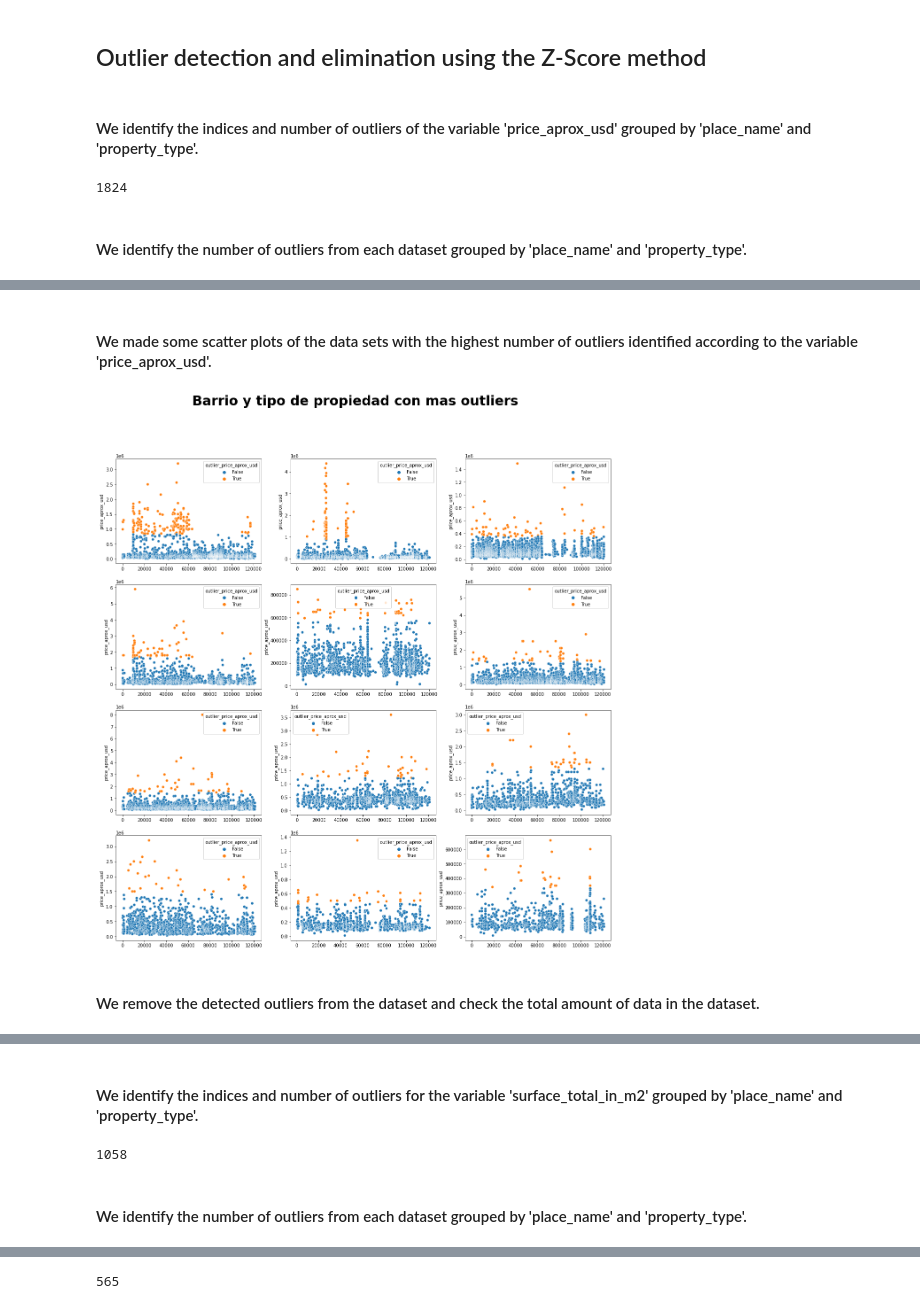
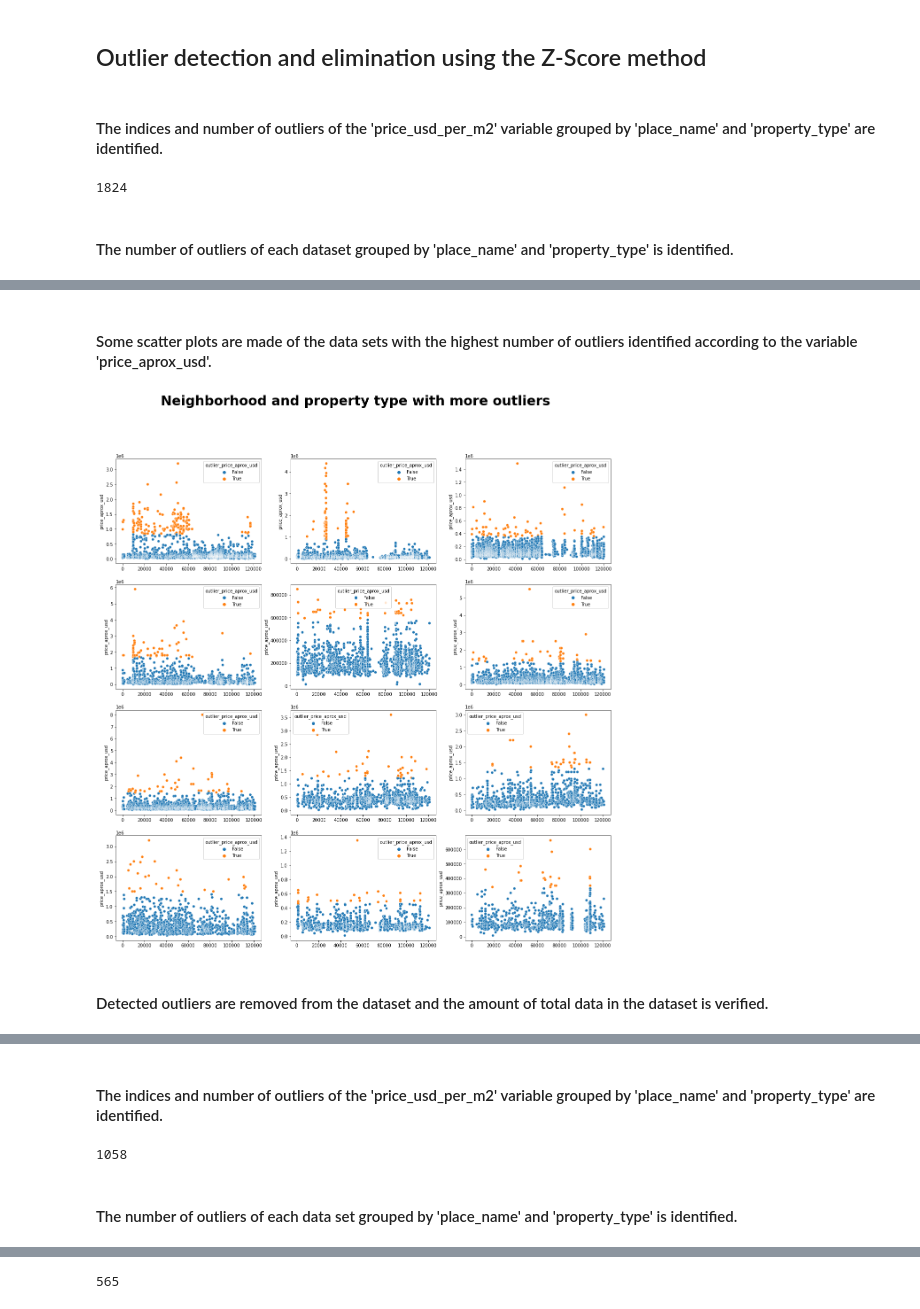
Before and after one commit to JonnathanDMT/Exploratory-Data-Analysis, a Jupyter notebook: CodeWS1.ipynb, the cells around one changed output, grey strips where cells are left out. Cells and saved outputs as stored; diff of their text form; code cells hidden in the pictures.

```diff
--- a/CodeWS1.ipynb
+++ b/CodeWS1.ipynb
@@ -340,7 +340,7 @@ dtype: int64
 # %% [markdown]
 ## Outlier detection and elimination using the Z-Score method
 # %% [markdown]
-#### We identify the indices and number of outliers of the variable 'price_aprox_usd' grouped by 'place_name' and 'property_type'.
+#### The indices and number of outliers of the 'price_usd_per_m2' variable grouped by 'place_name' and 'property_type' are identified.
 # %%
 mask_outliers_pau = data.groupby(['place_name','property_type'])['price_aprox_usd'].transform(lambda x: abs((x - x.mean())/x.std())>3)
 data['outlier_price_aprox_usd'] = mask_outliers_pau
@@ -348,7 +348,7 @@ data.outlier_price_aprox_usd.sum()
 # %% [output]
 1824
 # %% [markdown]
-#### We identify the number of outliers from each dataset grouped by 'place_name' and 'property_type'.
+#### The number of outliers of each dataset grouped by 'place_name' and 'property_type' is identified.
 # %%
 data.groupby(['place_name','property_type']).outlier_price_aprox_usd.sum().sort_values(ascending = False).head(12)
 # %% [output]
@@ -367,10 +367,10 @@ Tigre          apartment         28
 La Plata       apartment         25
 Name: outlier_price_aprox_usd, dtype: int64
 # %% [markdown]
-#### We made some scatter plots of the data sets with the highest number of outliers identified according to the variable 'price_aprox_usd'.
+#### Some scatter plots are made of the data sets with the highest number of outliers identified according to the variable 'price_aprox_usd'.
 # %%
 fig, axes = plt.subplots(4, 3, figsize = (20, 20))
-fig.suptitle('Barrio y tipo de propiedad con mas outliers', size = 30, fontweight ="bold")
+fig.suptitle('Neighborhood and property type with more outliers', size = 30, fontweight ="bold")
 
 mask_pn_pt = (data['place_name'] == 'Córdoba') & (data['property_type'] == 'apartment')
 sns.scatterplot(ax = axes[0,0], data = data[mask_pn_pt], x = data[mask_pn_pt].index, y = 'price_aprox_usd', hue = data[mask_pn_pt].outlier_price_aprox_usd)
@@ -383,36 +383,36 @@ sns.scatterplot(ax = axes[0,2], data = data[mask_pn_pt], x = data[mask_pn_pt].in
 
 mask_pn_pt = (data['place_name'] == 'Córdoba') & (data['property_type'] == 'house')
 sns.scatterplot(ax = axes[1,0], data = data[mask_pn_pt], x = data[mask_pn_pt].index, y = 'price_aprox_usd', hue = data[mask_pn_pt].outlier_price_aprox_usd)
 
 mask_pn_pt = (data['place_name'] == 'Nordelta') & (data['property_type'] == 'apartment')
 sns.scatterplot(ax = axes[1,1], data = data[mask_pn_pt], x = data[mask_pn_pt].index, y = 'price_aprox_usd', hue = data[mask_pn_pt].outlier_price_aprox_usd)
 
 mask_pn_pt = (data['place_name'] == 'Belgrano') & (data['property_type'] == 'apartment')
 sns.scatterplot(ax = axes[1,2], data = data[mask_pn_pt], x = data[mask_pn_pt].index, y = 'price_aprox_usd', hue = data[mask_pn_pt].outlier_price_aprox_usd)
 
 mask_pn_pt = (data['place_name'] == 'Palermo') & (data['property_type'] == 'apartment')
 sns.scatterplot(ax = axes[2,0], data = data[mask_pn_pt], x = data[mask_pn_pt].index, y = 'price_aprox_usd', hue = data[mask_pn_pt].outlier_price_aprox_usd)
 
 mask_pn_pt = (data['place_name'] == 'Tigre') & (data['property_type'] == 'house')
 sns.scatterplot(ax = axes[2,1], data = data[mask_pn_pt], x = data[mask_pn_pt].index, y = 'price_aprox_usd', hue = data[mask_pn_pt].outlier_price_aprox_usd)
 
 mask_pn_pt = (data['place_name'] == 'Pilar') & (data['property_type'] == 'house')
 sns.scatterplot(ax = axes[2,2], data = data[mask_pn_pt], x = data[mask_pn_pt].index, y = 'price_aprox_usd', hue = data[mask_pn_pt].outlier_price_aprox_usd)
 
 mask_pn_pt = (data['place_name'] == 'Recoleta') & (data['property_type'] == 'apartment')
 sns.scatterplot(ax = axes[3,0], data = data[mask_pn_pt], x = data[mask_pn_pt].index, y = 'price_aprox_usd', hue = data[mask_pn_pt].outlier_price_aprox_usd)
 
 mask_pn_pt = (data['place_name'] == 'Tigre') & (data['property_type'] == 'apartment')
 sns.scatterplot(ax = axes[3,1], data = data[mask_pn_pt], x = data[mask_pn_pt].index, y = 'price_aprox_usd', hue = data[mask_pn_pt].outlier_price_aprox_usd)
 
 mask_pn_pt = (data['place_name'] == 'La Plata') & (data['property_type'] == 'apartment')
 sns.scatterplot(ax = axes[3,2], data = data[mask_pn_pt], x = data[mask_pn_pt].index, y = 'price_aprox_usd', hue = data[mask_pn_pt].outlier_price_aprox_usd)
 
 plt.show()
 # %% [output]
-[figure, old version]
+[figure, new version]
 # %% [markdown]
-#### We remove the detected outliers from the dataset and check the total amount of data in the dataset.
+#### Detected outliers are removed from the dataset and the amount of total data in the dataset is verified.
 # %%
 data = data.loc[~mask_outliers_pau, :]
 data.info()
@@ -435,7 +435,7 @@ Data columns (total 21 columns):
 dtypes: bool(1), float64(13), object(7)
 memory usage: 19.2+ MB
 # %% [markdown]
-#### We identify the indices and number of outliers for the variable 'surface_total_in_m2' grouped by 'place_name' and 'property_type'.
+#### The indices and number of outliers of the 'price_usd_per_m2' variable grouped by 'place_name' and 'property_type' are identified.
 # %%
 mask_outliers_stm2 = data.groupby(['place_name','property_type'])['surface_total_in_m2'].transform(lambda x: abs((x - x.mean())/x.std())>3)
 data['outlier_surface_total_in_m2'] = mask_outliers_stm2
@@ -443,7 +443,7 @@ data.outlier_surface_total_in_m2.sum()
 # %% [output]
 1058
 # %% [markdown]
-#### We identify the number of outliers from each dataset grouped by 'place_name' and 'property_type'.
+#### The number of outliers of each data set grouped by 'place_name' and 'property_type' is identified.
 # %%
 data.groupby(['place_name','property_type']).outlier_surface_total_in_m2.sum().sort_values(ascending = False).head(12)
 # %% [output]
```
Also changed, not shown: parts of 43 cells of this notebook.
